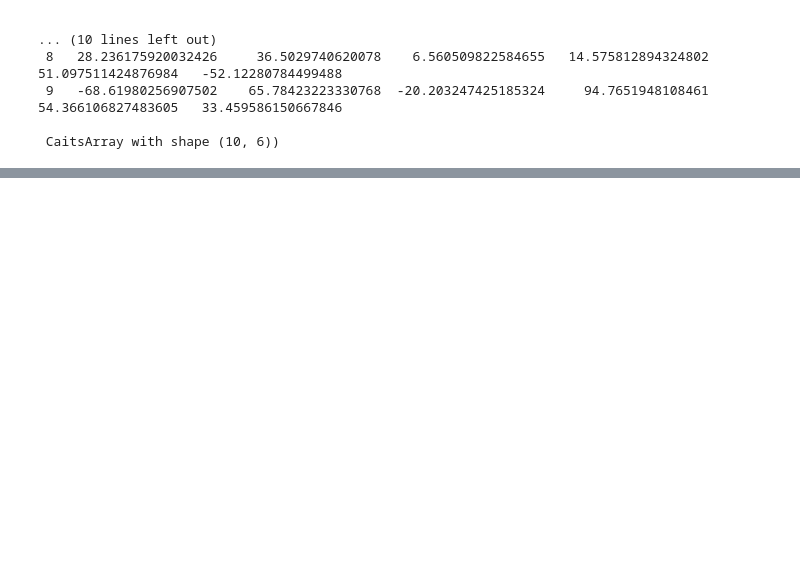
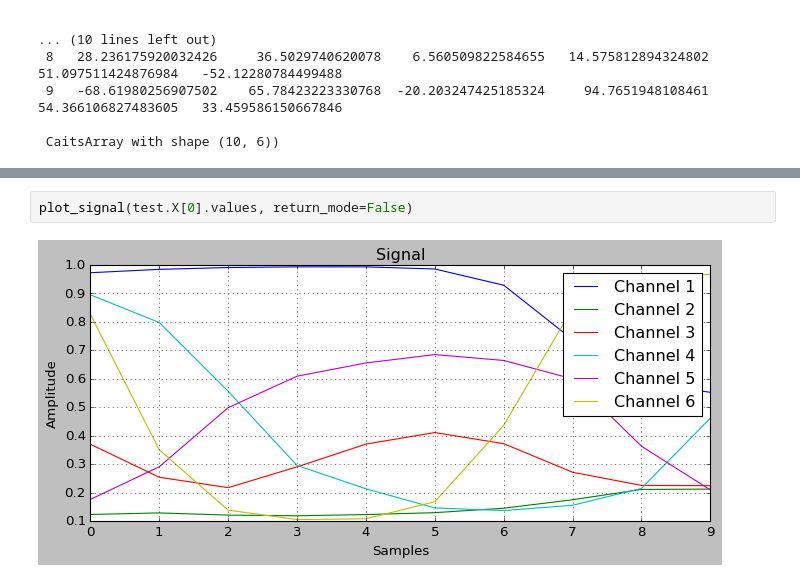
Before and after one commit to AIoT-Group-UoP/crossai-ts, a Jupyter notebook: examples/_dataset3_test.ipynb, the cells around one changed output, grey strips where cells are left out. Drawn from its saved outputs; the diff is of its cells as text; blank space fills up the shorter version.

```diff
--- a/examples/_dataset3_test.ipynb
+++ b/examples/_dataset3_test.ipynb
@@ -734,0 +762,4 @@ augmented_tmp_train.X[0], augmented_tmp_train.X[20178]
+# %%
+plot_signal(test.X[0].values, return_mode=False)
+# %% [output]
+[figure, added]
```
Also changed, not shown: parts of 5 cells of this notebook.
